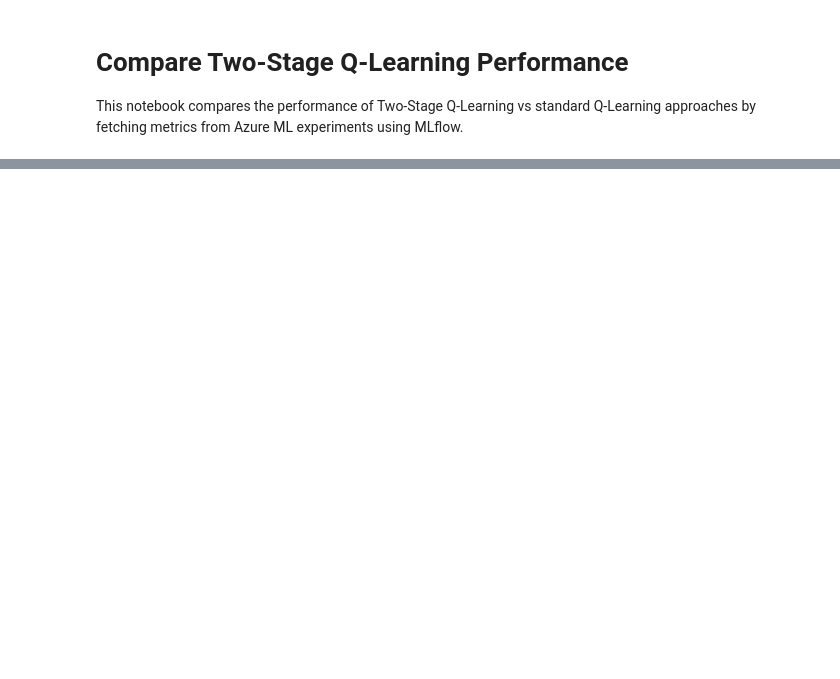
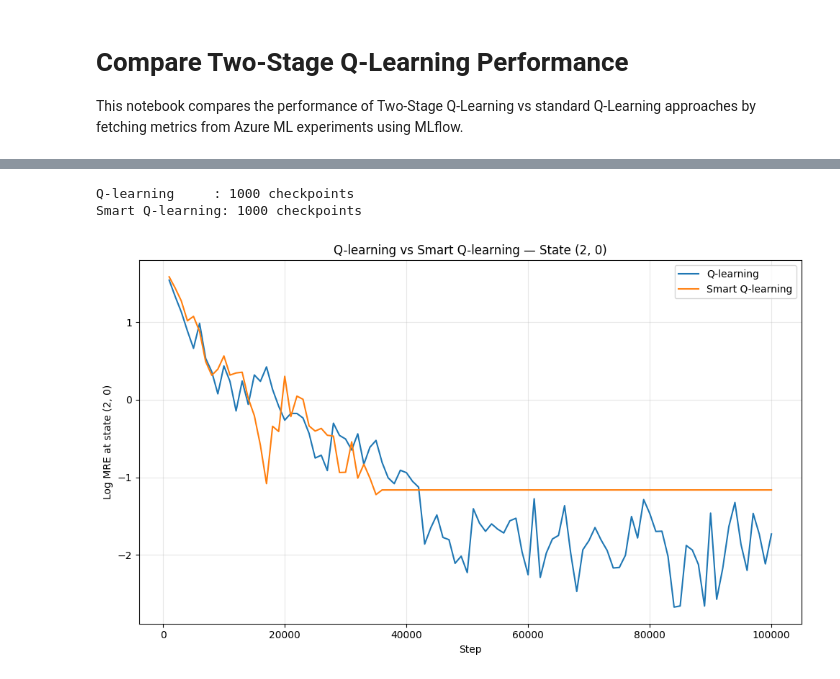
Before and after one commit to ccarballolozano/epidemic-models-rl, a Jupyter notebook: experiments/Compare_Two_Stage_Q_Learning_Performance.ipynb, the cells around one changed output, grey strips where cells are left out. Drawn from its saved outputs; the diff is of its cells as text; code cells hidden in the pictures; blank space fills up the shorter version.

```diff
--- a/experiments/Compare_Two_Stage_Q_Learning_Performance.ipynb
+++ b/experiments/Compare_Two_Stage_Q_Learning_Performance.ipynb
@@ -70,0 +179,63 @@ UnsupportedModelRegistryStoreURIException:  Model registry functionality is unav
+# %%
+import re
+from pathlib import Path
+
+# Artifact folders (one per run)
+artifacts_path_complete   = Path("../outputs/runs/dcid.careful_toe_wbrwt0b9ms")
+artifacts_path_two_stages = Path("../outputs/runs/dcid.icy_leather_wrh1j8ng1y")
+
+def load_run_state_errors(artifacts_path: Path):
+    """
+    Load Q_true and all Q checkpoints from a local artifact folder.
+    Returns dict {step: log_mre_matrix (S+1, S+1)}.
+    """
+    q_true_files = list((artifacts_path / "Q_true").glob("*.npy"))
+    assert q_true_files, f"No Q_true .npy found in {artifacts_path / 'Q_true'}"
+    Q_true = np.load(q_true_files[0])           # (S+1, S+1, A)
+    safe_Q_true = np.where(Q_true != 0, Q_true, np.nan)
+
+    results = {}
+    for chkpt_dir in sorted(artifacts_path.glob("chkpt_*")):
+        npy_files = list(chkpt_dir.glob("*.npy"))
+        if not npy_files:
+            continue
+        match = re.search(r'_(\d+)\.npy$', npy_files[0].name)
+        if not match:
+            continue
+        step = int(match.group(1))
+        Q_ckpt = np.load(npy_files[0])          # (S+1, S+1, A)
+        rel_err = np.abs(safe_Q_true - Q_ckpt) / np.abs(safe_Q_true)
+        mre = np.nanmean(rel_err, axis=2)        # (S+1, S+1)
+        results[step] = np.where(mre > 0, np.log10(mre), np.nan)
+
+    return dict(sorted(results.items()))
+
+errors_complete   = load_run_state_errors(artifacts_path_complete)
+errors_two_stages = load_run_state_errors(artifacts_path_two_stages)
+print(f"Q-learning     : {len(errors_complete)} checkpoints")
+print(f"Smart Q-learning: {len(errors_two_stages)} checkpoints")
+# %% [output]
+Q-learning     : 1000 checkpoints
+Smart Q-learning: 1000 checkpoints
+# %%
+# Choose the state to plot
+m_s, m_i = 2, 0
+
+steps_c = sorted(errors_complete.keys())
+steps_t = sorted(errors_two_stages.keys())
+
+log_mre_c = [errors_complete[s][m_s, m_i]   for s in steps_c]
+log_mre_t = [errors_two_stages[s][m_s, m_i] for s in steps_t]
+
+fig, ax = plt.subplots(figsize=(10, 6))
+ax.plot(steps_c[:100], log_mre_c[:100], label="Q-learning",      color="tab:blue")
+ax.plot(steps_t[:100], log_mre_t[:100], label="Smart Q-learning", color="tab:orange")
+ax.set_xlabel("Step")
+ax.set_ylabel(f"Log MRE at state ({m_s}, {m_i})")
+ax.set_title(f"Q-learning vs Smart Q-learning — State ({m_s}, {m_i})")
+ax.legend()
+ax.grid(True, alpha=0.3)
+plt.tight_layout()
+plt.show()
+# %% [output]
+[figure, added]
```
Also changed, not shown: parts of 18 cells of this notebook, 14 other files.
